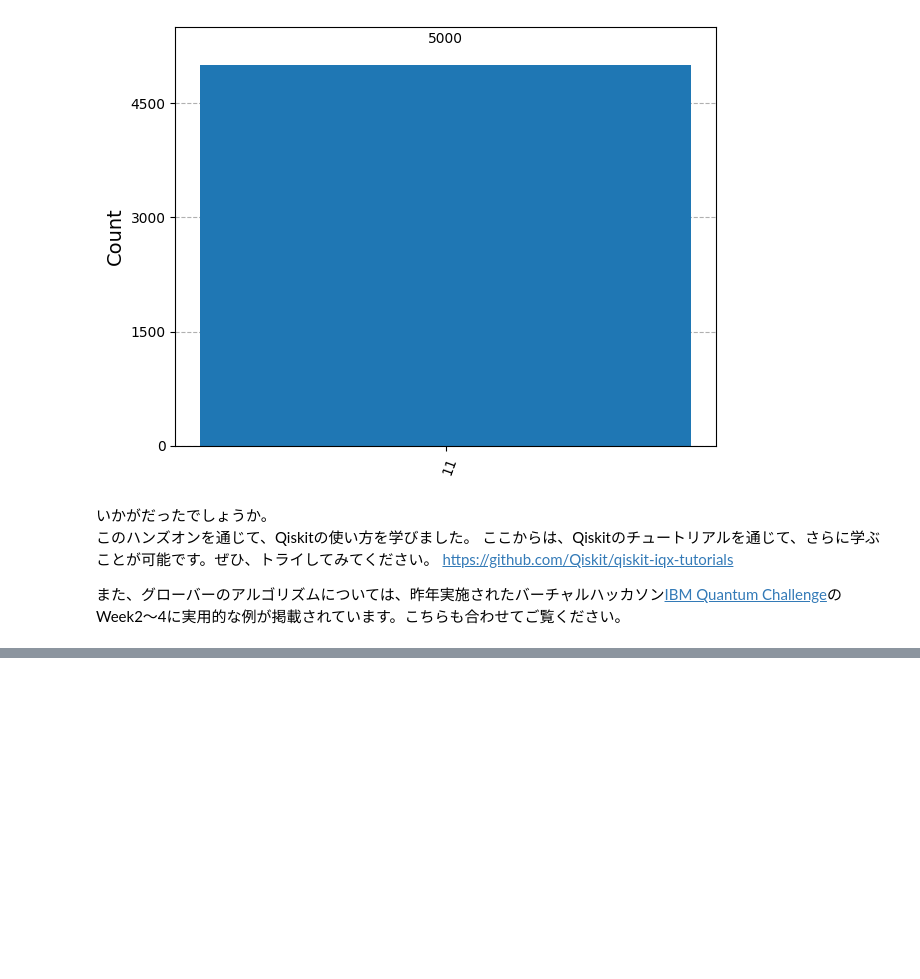
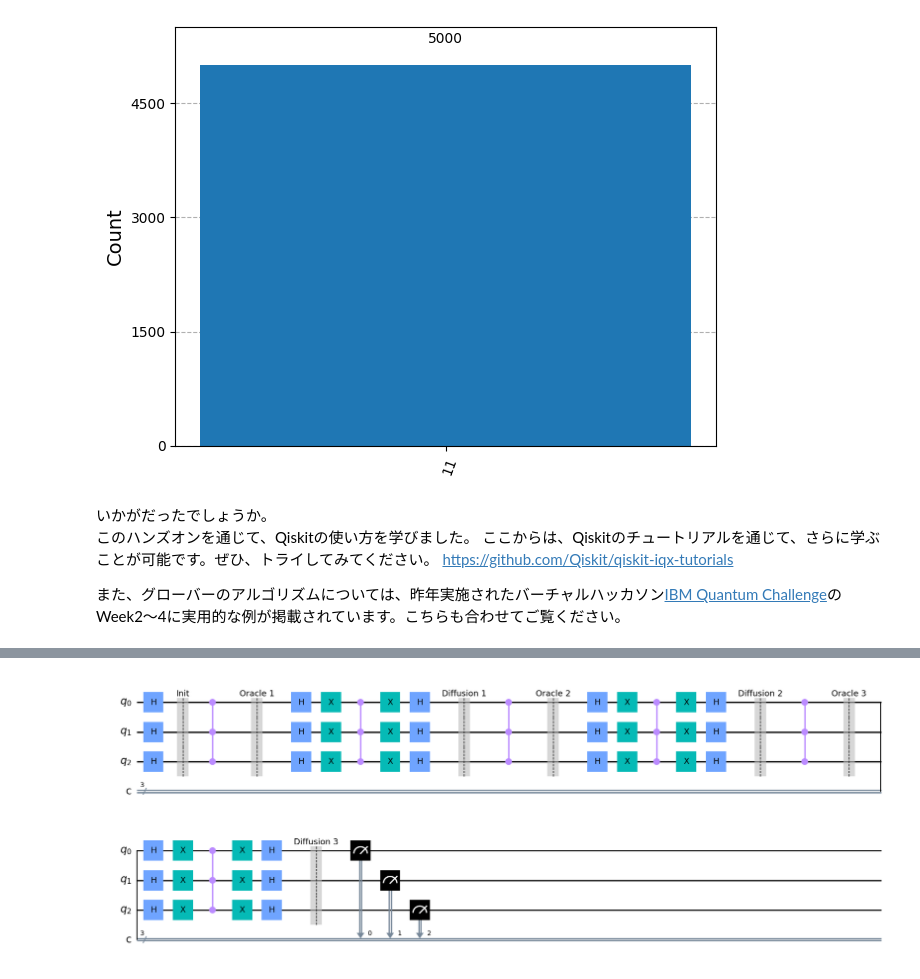
Before and after one commit to warabi0141/qff2025_hands_on_day2, a Jupyter notebook: hands-on-day2.ipynb, the cells around one changed output, grey strips where cells are left out. Cells and saved outputs as stored; diff of their text form; code cells hidden in the pictures; blank space fills up the shorter version.

```diff
--- a/hands-on-day2.ipynb
+++ b/hands-on-day2.ipynb
@@ -444,3 +354,82 @@ hist
 https://github.com/Qiskit/qiskit-iqx-tutorials
 
 また、グローバーのアルゴリズムについては、昨年実施されたバーチャルハッカソン[IBM Quantum Challenge](https://quantumchallenge19.com/ja/)のWeek2〜4に実用的な例が掲載されています。こちらも合わせてご覧ください。
+# %%
+from qiskit import QuantumCircuit, transpile
+from qiskit_aer import AerSimulator
+from qiskit.visualization import plot_histogram
+import numpy as np
+
+# --- パラメータ設定 ---
+
+# 1. 量子ビット数
+n = 3
+
+# 2. 🔔 グローバーの反復回数 (自由に選択可能)
+# 3量子ビット(N=8)の場合、最適回数は 2 です
+grover_iterations = 3
+
+# --- 1. 回路の初期化 ---
+# n 量子ビット, n 古典ビット
+qc = QuantumCircuit(n, n)
+
+# --- 2. 初期状態の準備 (均一な重ね合わせ) ---
+# 全ての量子ビットにアダマールゲートを適用
+qc.h(range(n))
+qc.barrier(label="Init")
+
+# --- 3. グローバーの反復 (オラクル + 拡散) ---
+# 指定された回数だけループ
+for i in range(grover_iterations):
+
+    # --- 3a. オラクル (Oracle U_omega) ---
+    # ターゲット状態 |111> の位相を反転させる
+    # これは C-C-Z (TofolliのZ版) ゲートで実装できる
+    qc.ccz(0, 1, 2)
+
+    qc.barrier(label=f"Oracle {i+1}")
+
+    # --- 3b. 拡散演算子 (Diffusion Operator U_s) ---
+    # U_s = H^n * U_0 * H^n
+    # U_0 は |000> の位相を反転させる
+    # U_0 = X^n * (U_111) * X^n で実装
+
+    # H^n (アダマール)
+    qc.h(range(n))
+
+    # X^n (Pauli-X)
+    qc.x(range(n))
+
+    # U_0 の中核: |111> 状態に C-C-Z を適用
+    qc.ccz(0, 1, 2)
+
+    # X^n (元に戻す)
+    qc.x(range(n))
+
+    # H^n (元に戻す)
+    qc.h(range(n))
+
+    qc.barrier(label=f"Diffusion {i+1}")
+
+# --- 4. 測定 ---
+qc.measure(range(n), range(n))
+
+# --- 5. 回路の描画 ---
+# (Jupyter NotebookやSpyderなどの環境で実行してください)
+print("--- 3量子ビット グローバーのアルゴリズム回路図 ---")
+display(qc.draw(output='mpl', style="clifford"))
+
+# --- 6. シミュレーションの実行 ---
+print("\n--- シミュレータで実行し、結果を確認 ---")
+simulator = AerSimulator()
+compiled_circuit = transpile(qc, simulator)
+job = simulator.run(compiled_circuit, shots=1024)
+result = job.result()
+counts = result.get_counts(qc)
+
+print("測定結果:", counts)
+
+# --- 7. 結果の表示 ---
+# (Jupyter NotebookやSpyderなどの環境で実行してください)
+display(plot_histogram(counts))
+# %% [output]
@@ -446,0 +437 @@ https://github.com/Qiskit/qiskit-iqx-tutorials
+[figure, added]
```
Also changed, not shown: parts of 19 cells of this notebook, 1 other file.
